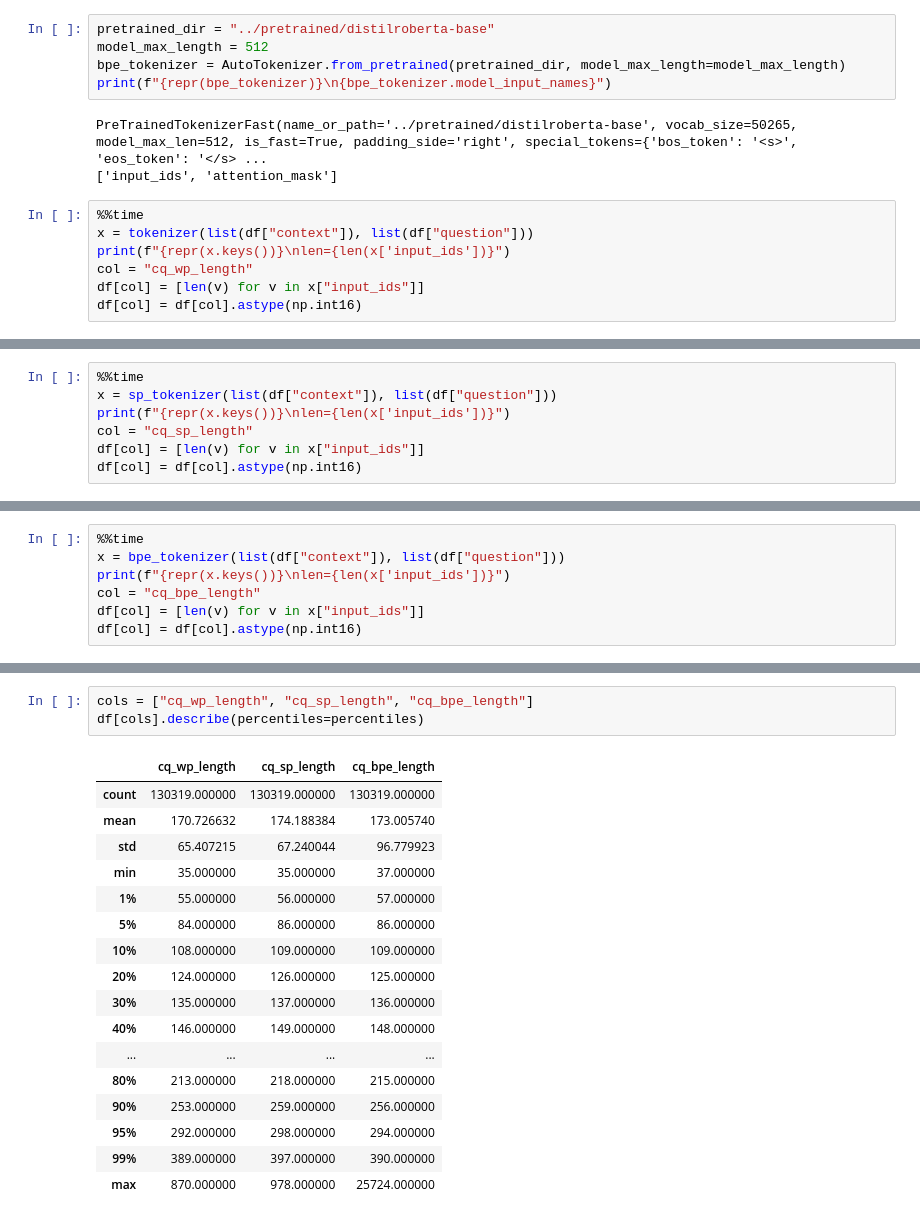
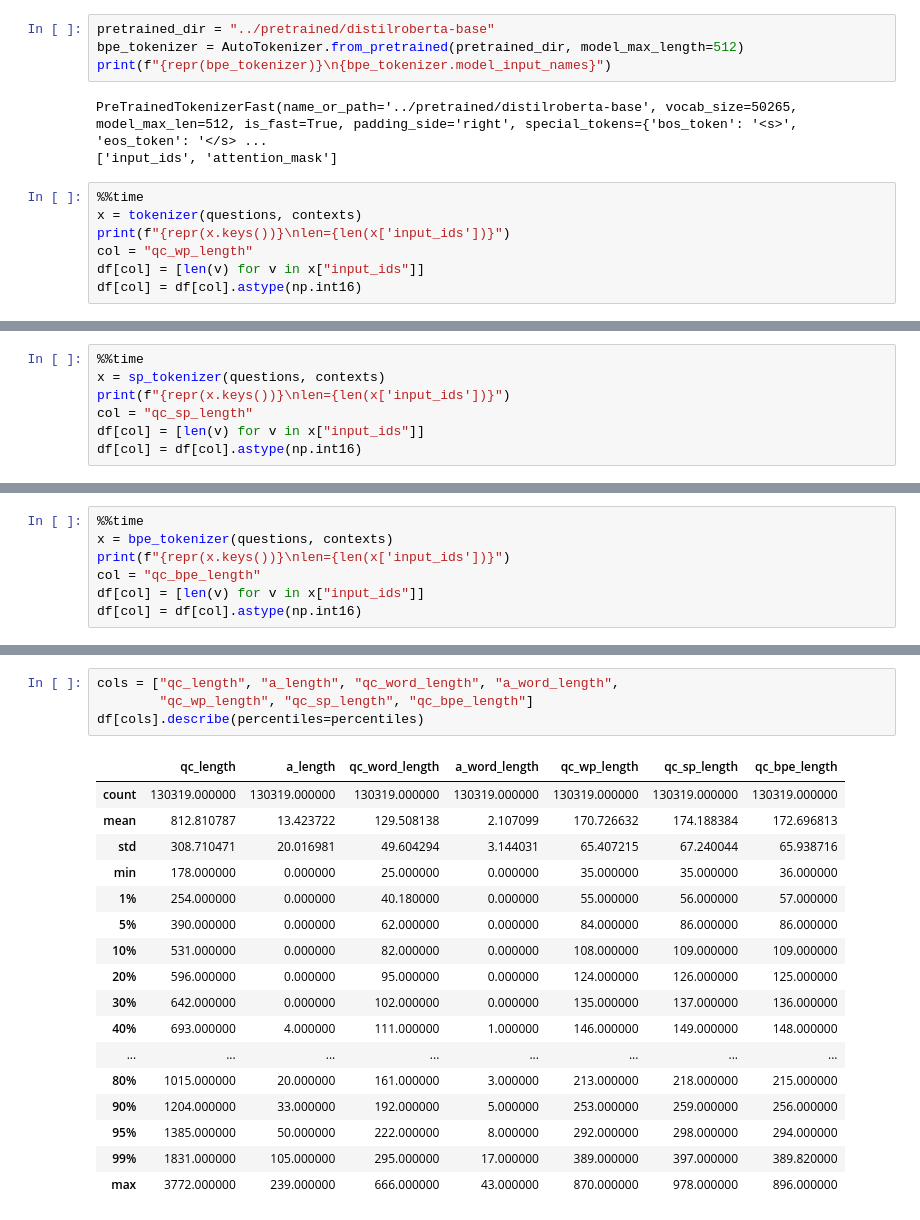
Before and after one commit to seahrh/question-answering, a Jupyter notebook: squad20/preprocess.ipynb, the cells around one changed output, grey strips where cells are left out. Saved outputs shown, nothing was run; the diff lists cells and outputs as text.

Commit message:
preprocess question, context, answer

```diff
--- a/squad20/preprocess.ipynb
+++ b/squad20/preprocess.ipynb
@@ -147,17 +115,16 @@ PreTrainedTokenizerFast(name_or_path='../pretrained/albert-base-v2', vocab_size=
 ['input_ids', 'token_type_ids', 'attention_mask']
 # %%
 pretrained_dir = "../pretrained/distilroberta-base"
-model_max_length = 512
-bpe_tokenizer = AutoTokenizer.from_pretrained(pretrained_dir, model_max_length=model_max_length)
+bpe_tokenizer = AutoTokenizer.from_pretrained(pretrained_dir, model_max_length=512)
 print(f"{repr(bpe_tokenizer)}\n{bpe_tokenizer.model_input_names}")
 # %% [output]
 PreTrainedTokenizerFast(name_or_path='../pretrained/distilroberta-base', vocab_size=50265, model_max_len=512, is_fast=True, padding_side='right', special_tokens={'bos_token': '<s>', 'eos_token': '</s> ...
 ['input_ids', 'attention_mask']
 # %%
 %%time
-x = tokenizer(list(df["context"]), list(df["question"]))
+x = tokenizer(questions, contexts)
 print(f"{repr(x.keys())}\nlen={len(x['input_ids'])}")
-col = "cq_wp_length"
+col = "qc_wp_length"
 df[col] = [len(v) for v in x["input_ids"]]
 df[col] = df[col].astype(np.int16)
 # %% [output]
@@ -168,8 +134,8 @@ Wall time: 56.4 s
 # %%
 %%time
-x = sp_tokenizer(list(df["context"]), list(df["question"]))
+x = sp_tokenizer(questions, contexts)
 print(f"{repr(x.keys())}\nlen={len(x['input_ids'])}")
-col = "cq_sp_length"
+col = "qc_sp_length"
 df[col] = [len(v) for v in x["input_ids"]]
 df[col] = df[col].astype(np.int16)
 # %% [output]
@@ -180,8 +145,8 @@ Wall time: 1min 35s
 # %%
 %%time
-x = bpe_tokenizer(list(df["context"]), list(df["question"]))
+x = bpe_tokenizer(questions, contexts)
 print(f"{repr(x.keys())}\nlen={len(x['input_ids'])}")
-col = "cq_bpe_length"
+col = "qc_bpe_length"
 df[col] = [len(v) for v in x["input_ids"]]
 df[col] = df[col].astype(np.int16)
 # %% [output]
@@ -192,21 +156,22 @@ Wall time: 1min 7s
 # %%
-cols = ["cq_wp_length", "cq_sp_length", "cq_bpe_length"]
+cols = ["qc_length", "a_length", "qc_word_length", "a_word_length",
+        "qc_wp_length", "qc_sp_length", "qc_bpe_length"]
 df[cols].describe(percentiles=percentiles)
 # %% [output]
-|  | cq_wp_length | cq_sp_length | cq_bpe_length |
-| count | 130319.000000 | 130319.000000 | 130319.000000 |
-| mean | 170.726632 | 174.188384 | 173.005740 |
-| std | 65.407215 | 67.240044 | 96.779923 |
-| min | 35.000000 | 35.000000 | 37.000000 |
-| 1% | 55.000000 | 56.000000 | 57.000000 |
-| 5% | 84.000000 | 86.000000 | 86.000000 |
-| 10% | 108.000000 | 109.000000 | 109.000000 |
-| 20% | 124.000000 | 126.000000 | 125.000000 |
-| 30% | 135.000000 | 137.000000 | 136.000000 |
-| 40% | 146.000000 | 149.000000 | 148.000000 |
-| ... | ... | ... | ... |
-| 80% | 213.000000 | 218.000000 | 215.000000 |
-| 90% | 253.000000 | 259.000000 | 256.000000 |
-| 95% | 292.000000 | 298.000000 | 294.000000 |
-| 99% | 389.000000 | 397.000000 | 390.000000 |
-| max | 870.000000 | 978.000000 | 25724.000000 |
+|  | qc_length | a_length | qc_word_length | a_word_length | qc_wp_length | qc_sp_length | qc_bpe_length |
+| count | 130319.000000 | 130319.000000 | 130319.000000 | 130319.000000 | 130319.000000 | 130319.000000 | 130319.000000 |
+| mean | 812.810787 | 13.423722 | 129.508138 | 2.107099 | 170.726632 | 174.188384 | 172.696813 |
+| std | 308.710471 | 20.016981 | 49.604294 | 3.144031 | 65.407215 | 67.240044 | 65.938716 |
+| min | 178.000000 | 0.000000 | 25.000000 | 0.000000 | 35.000000 | 35.000000 | 36.000000 |
+| 1% | 254.000000 | 0.000000 | 40.180000 | 0.000000 | 55.000000 | 56.000000 | 57.000000 |
+| 5% | 390.000000 | 0.000000 | 62.000000 | 0.000000 | 84.000000 | 86.000000 | 86.000000 |
+| 10% | 531.000000 | 0.000000 | 82.000000 | 0.000000 | 108.000000 | 109.000000 | 109.000000 |
+| 20% | 596.000000 | 0.000000 | 95.000000 | 0.000000 | 124.000000 | 126.000000 | 125.000000 |
+| 30% | 642.000000 | 0.000000 | 102.000000 | 0.000000 | 135.000000 | 137.000000 | 136.000000 |
+| 40% | 693.000000 | 4.000000 | 111.000000 | 1.000000 | 146.000000 | 149.000000 | 148.000000 |
+| ... | ... | ... | ... | ... | ... | ... | ... |
+| 80% | 1015.000000 | 20.000000 | 161.000000 | 3.000000 | 213.000000 | 218.000000 | 215.000000 |
+| 90% | 1204.000000 | 33.000000 | 192.000000 | 5.000000 | 253.000000 | 259.000000 | 256.000000 |
+| 95% | 1385.000000 | 50.000000 | 222.000000 | 8.000000 | 292.000000 | 298.000000 | 294.000000 |
+| 99% | 1831.000000 | 105.000000 | 295.000000 | 17.000000 | 389.000000 | 397.000000 | 389.820000 |
+| max | 3772.000000 | 239.000000 | 666.000000 | 43.000000 | 870.000000 | 978.000000 | 896.000000 |
```
Also changed, not shown: parts of 37 cells of this notebook, 4 other files.
